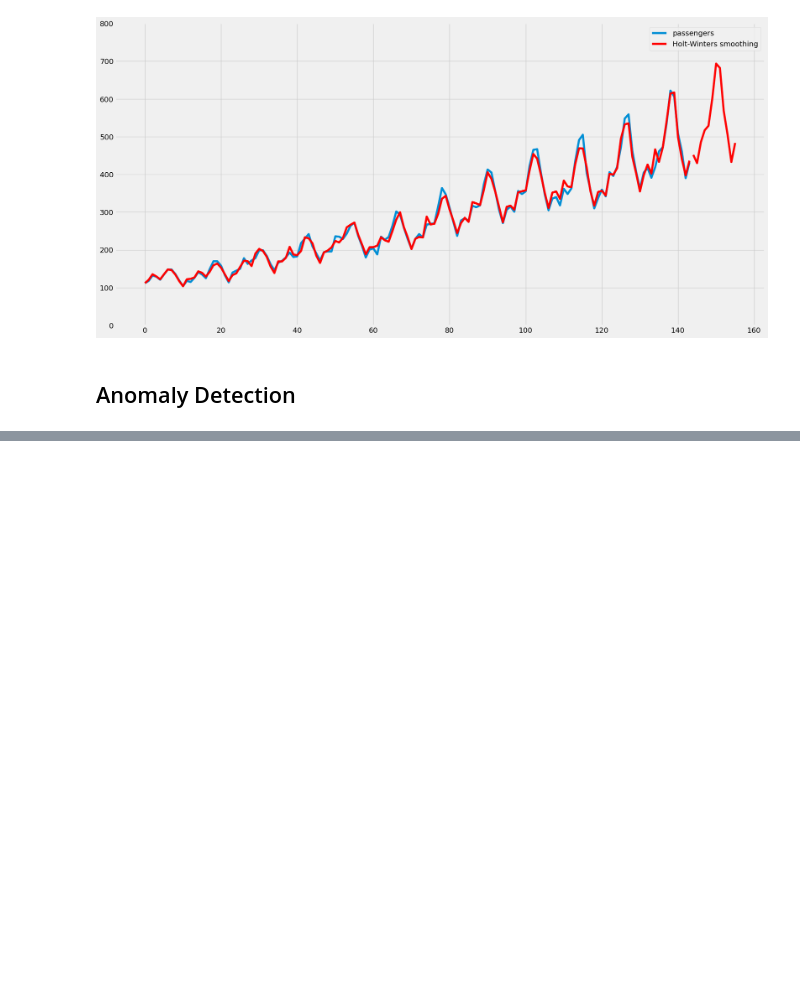
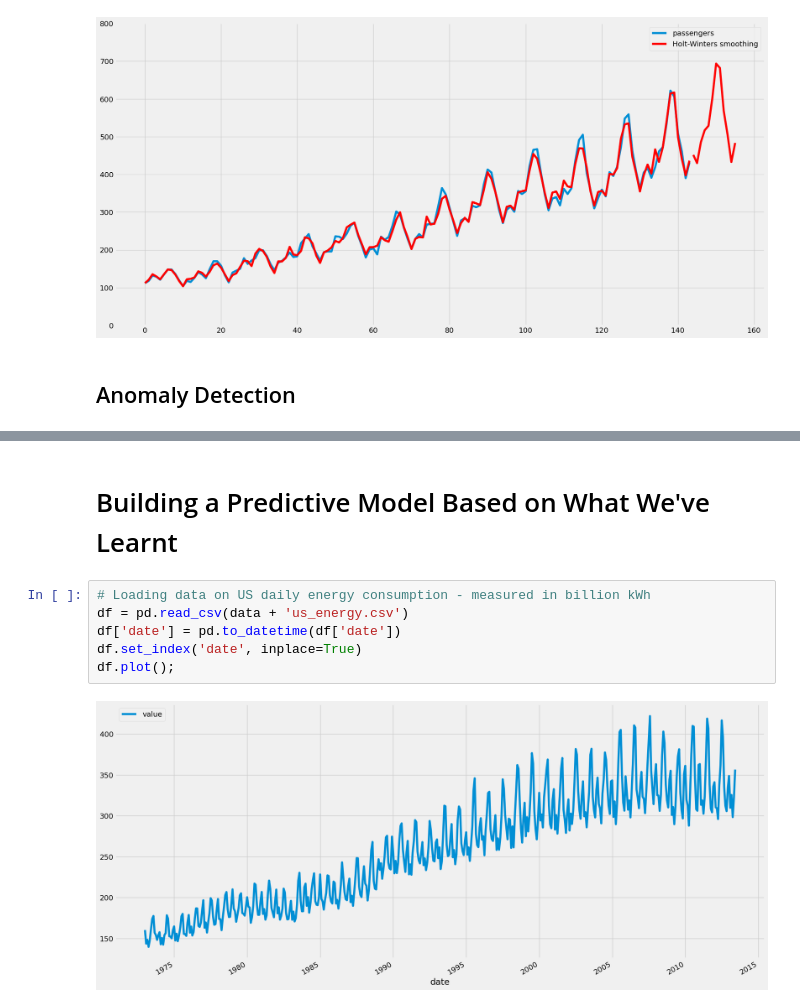
Before and after one commit to bachaudhry/time_series, a Jupyter notebook: ts_with_k/02_Smoothing_Methods.ipynb, the cells around one changed output, grey strips where cells are left out. Cells and saved outputs as stored; diff of their text form; blank space fills up the shorter version.

```diff
--- a/ts_with_k/02_Smoothing_Methods.ipynb
+++ b/ts_with_k/02_Smoothing_Methods.ipynb
@@ -139,0 +190,10 @@ plt.show();
+# %% [markdown]
+# Building a Predictive Model Based on What We've Learnt
+# %%
+# Loading data on US daily energy consumption - measured in billion kWh
+df = pd.read_csv(data + 'us_energy.csv')
+df['date'] = pd.to_datetime(df['date'])
+df.set_index('date', inplace=True)
+df.plot();
+# %% [output]
+[figure, added]
```
Also changed, not shown: parts of 16 cells of this notebook.
